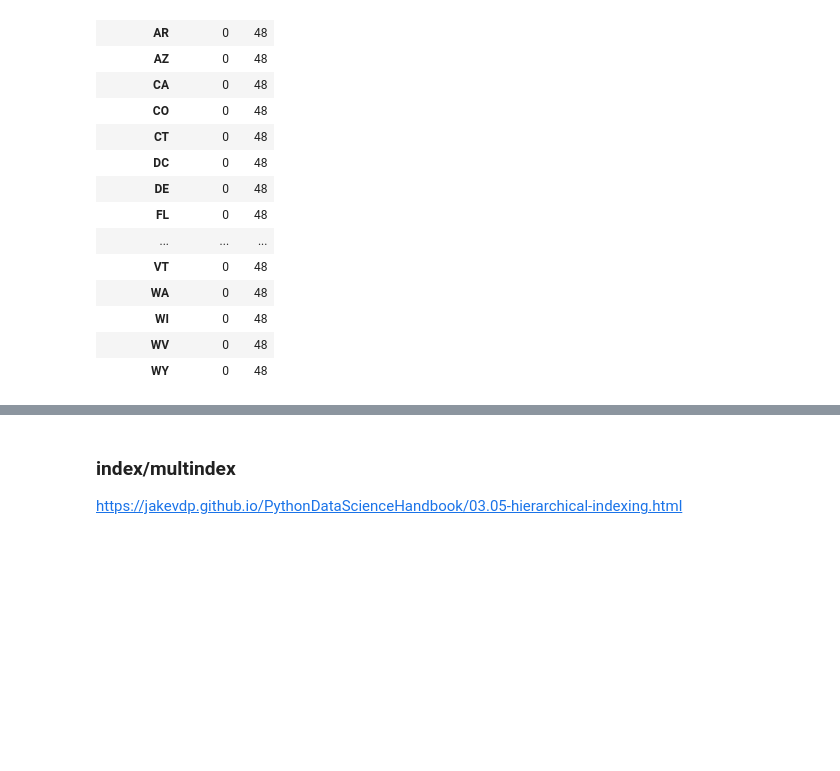
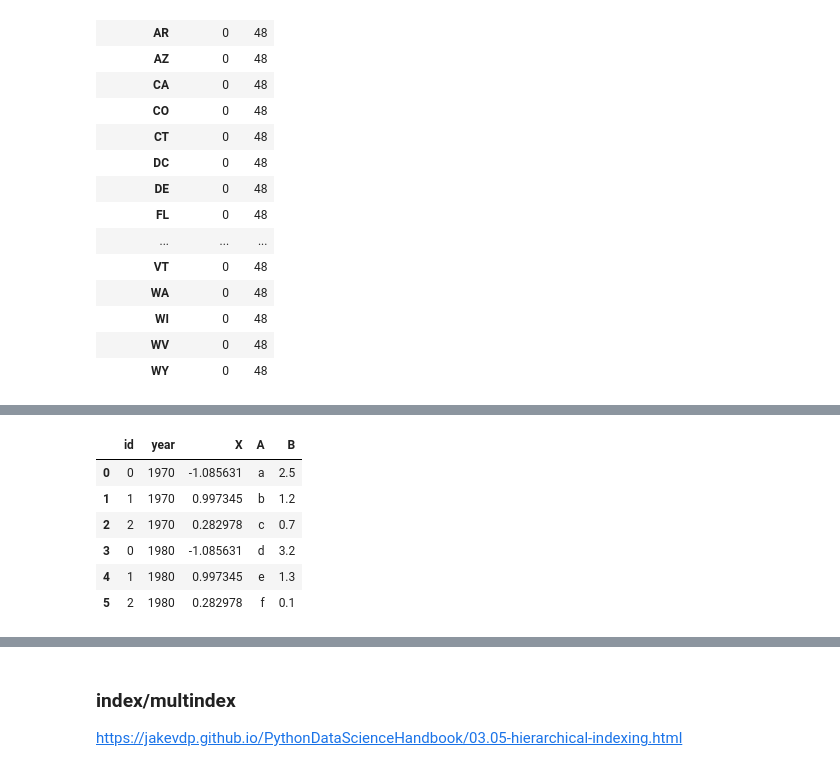
Before and after one commit to theaok/datManPy, a Jupyter notebook: pandas.ipynb, the cells around one changed output, grey strips where cells are left out. Cells and saved outputs as stored; diff of their text form; code cells hidden in the pictures; blank space fills up the shorter version.

```diff
--- a/pandas.ipynb
+++ b/pandas.ipynb
@@ -1333,0 +1433,11 @@ Name: _merge, dtype: int64
+# %%
+#https://pandas.pydata.org/docs/reference/api/pandas.wide_to_long.html
+np.random.seed(123)
+df = pd.DataFrame({"A1970" : {0 : "a", 1 : "b", 2 : "c"},
+                   "A1980" : {0 : "d", 1 : "e", 2 : "f"},
+                   "B1970" : {0 : 2.5, 1 : 1.2, 2 : .7},
+                   "B1980" : {0 : 3.2, 1 : 1.3, 2 : .1},
+                   "X"     : dict(zip(range(3), np.random.randn(3)))
+                  })
+df["id"] = df.index
+df
@@ -1333,0 +1449,7 @@ Name: _merge, dtype: int64
+# %%
+#pd.wide_to_long(df, ['x'], i='i', j='j')
+pdLong=pd.wide_to_long(df, ["A", "B"], i="id", j="year")
+pdLong
+#A B are stubs/prefixes
+#i is a unique id
+#year is a new var to be created
@@ -1333,0 +1465,11 @@ Name: _merge, dtype: int64
+# %%
+pdLong.reset_index(level=[0,1],inplace=True)
+pdLong
+# %% [output]
+|  | id | year | X | A | B |
+| 0 | 0 | 1970 | -1.085631 | a | 2.5 |
+| 1 | 1 | 1970 | 0.997345 | b | 1.2 |
+| 2 | 2 | 1970 | 0.282978 | c | 0.7 |
+| 3 | 0 | 1980 | -1.085631 | d | 3.2 |
+| 4 | 1 | 1980 | 0.997345 | e | 1.3 |
+| 5 | 2 | 1980 | 0.282978 | f | 0.1 |
```
Also changed, not shown: parts of 34 cells of this notebook.
